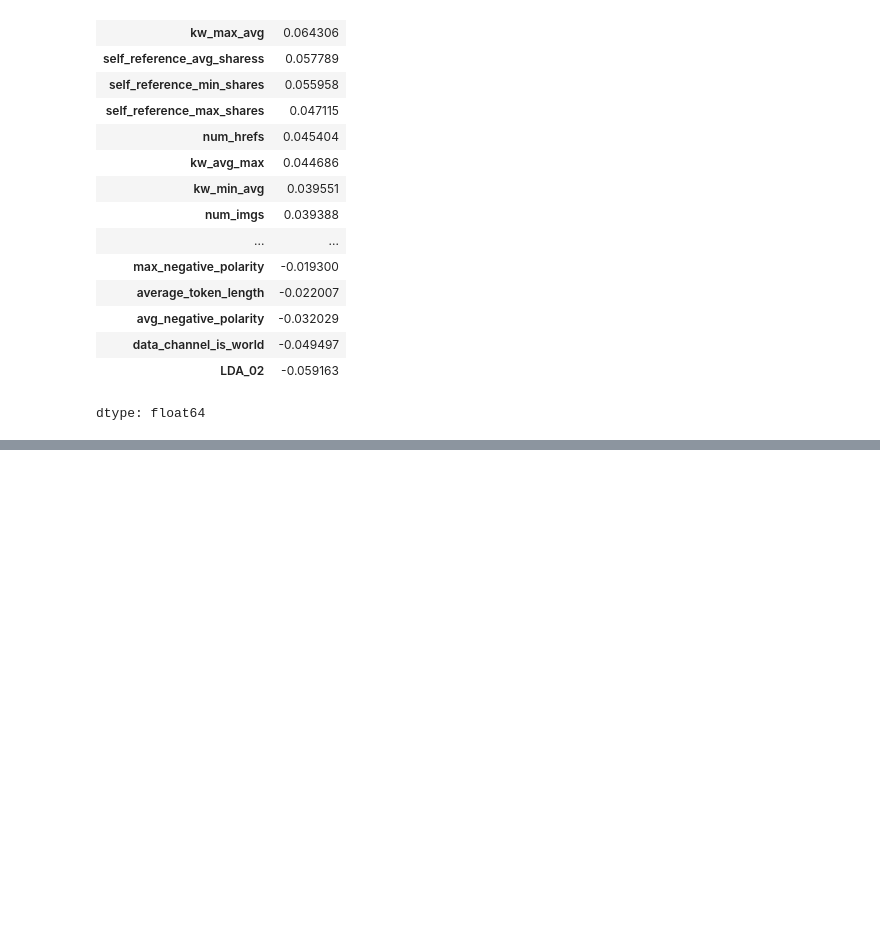
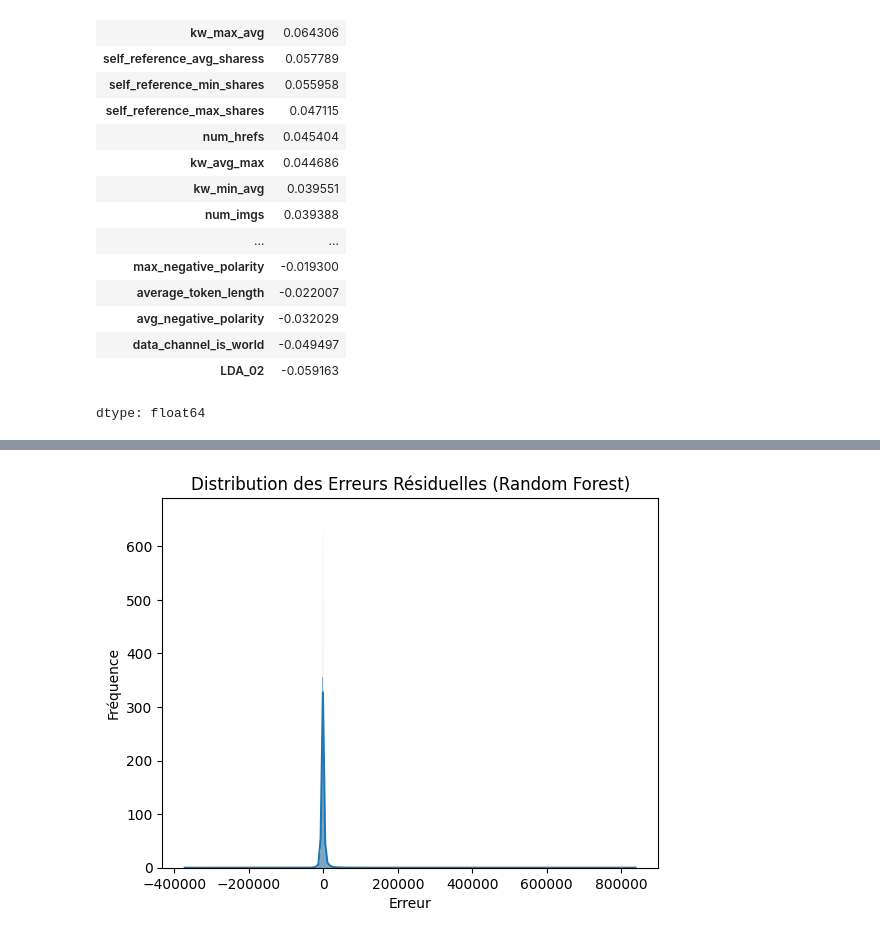
Before and after one commit to GAKIZAB/Projet-Machine-learning-avec-Python, a Jupyter notebook: Prédiction et selection.ipynb, the cells around one changed output, grey strips where cells are left out. Drawn from its saved outputs; the diff is of its cells as text; code cells hidden in the pictures; blank space fills up the shorter version.

```diff
--- a/Prédiction et selection.ipynb
+++ b/Prédiction et selection.ipynb
@@ -92,0 +269,11 @@ plt.show()
+# %%
+import seaborn as sns
+
+residuals_rf = y_test - y_pred_rf
+sns.histplot(residuals_rf, kde=True)
+plt.title("Distribution des Erreurs Résiduelles (Random Forest)")
+plt.xlabel("Erreur")
+plt.ylabel("Fréquence")
+plt.show()
+# %% [output]
+[figure, added]
```
Also changed, not shown: parts of 25 cells of this notebook.
